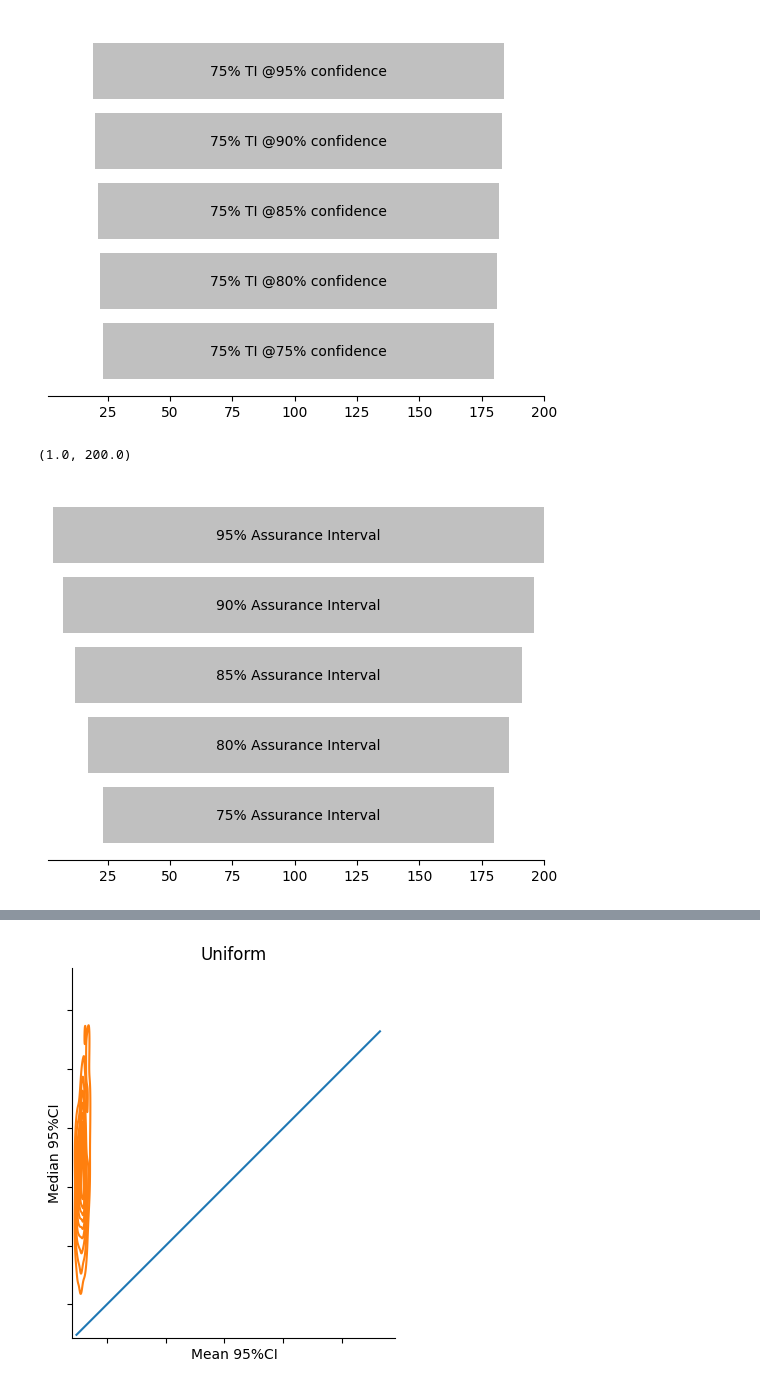
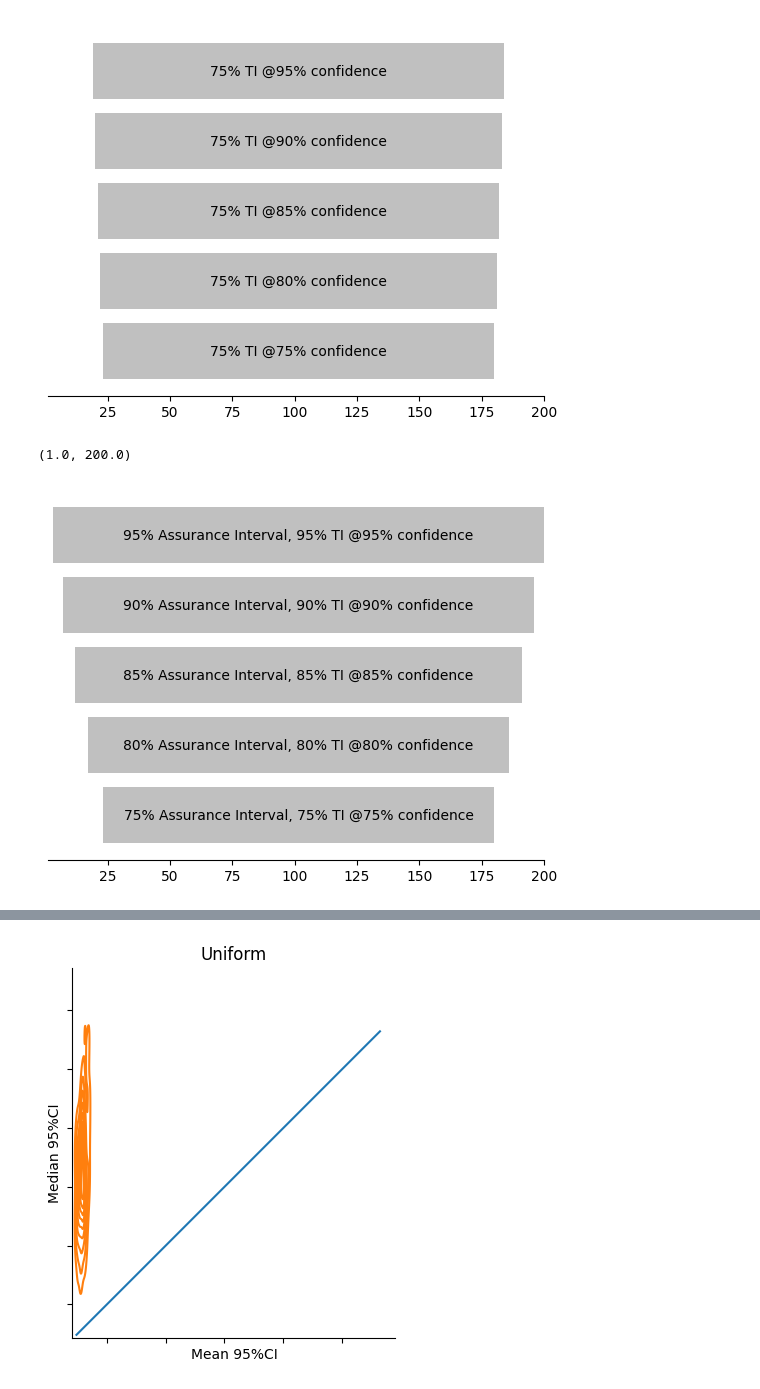
Before and after one commit to sanjaymjoshi/relistats, a Jupyter notebook: example/explore_tolerance_interval.ipynb, the cells around one changed output, grey strips where cells are left out. Cells and saved outputs as stored; diff of their text form; code cells hidden in the pictures.

```diff
--- a/example/explore_tolerance_interval.ipynb
+++ b/example/explore_tolerance_interval.ipynb
@@ -55,24 +61,27 @@ ax.set_xlim((1, n))
 # %%
 import matplotlib.pyplot as plt
 from relistats.quantile import assurance_interval_places
 
 assurance_levels = (75, 80, 85, 90, 95)
 
 n = 200
 
-ti_bounds = [assurance_interval_places(n, a/100) for a in assurance_levels]
-ti_lo = [t[0] for t in ti_bounds]
-ti_width = [t[1]-t[0]+1 for t in ti_bounds]
+ti_bounds_3 = [assurance_interval_places(n, a/100) for a in assurance_levels]
+ti_lo_3 = [t[0] for t in ti_bounds_3]
+ti_width_3 = [t[1]-t[0]+1 for t in ti_bounds_3]
+index_3 = assurance_levels
+labels_3 = [f"{a}% Assurance Interval, {a}% TI @{a}% confidence" for a in assurance_levels]
+
 x_ax = range(1, n+1)
 ax = plt.subplot(111)
-bar_container = ax.barh(assurance_levels, ti_width, left=ti_lo, height=4, color='silver')
-ax.bar_label(bar_container, labels=[f"{a}% Assurance Interval" for a in assurance_levels], label_type='center')
+bar_container = ax.barh(assurance_levels, ti_width_3, left=ti_lo_3, height=4, color='silver')
+ax.bar_label(bar_container, labels=labels_3, label_type='center')
 # for p, t in zip(percentile_levels, ti_bounds):
 #      ax.barh(p, t[1]-t[0]+1, left=t[0], height=5, label=f"{p}% TI")
 
 ax.spines[['left', 'right', 'top']].set_visible(False)
 ax.get_yaxis().set_ticks([])
 ax.set_xlim((1, n))
 # %% [output]
 (1.0, 200.0)
-[figure, old version]
+[figure, new version]
```
Also changed, not shown: parts of 4 cells of this notebook.
